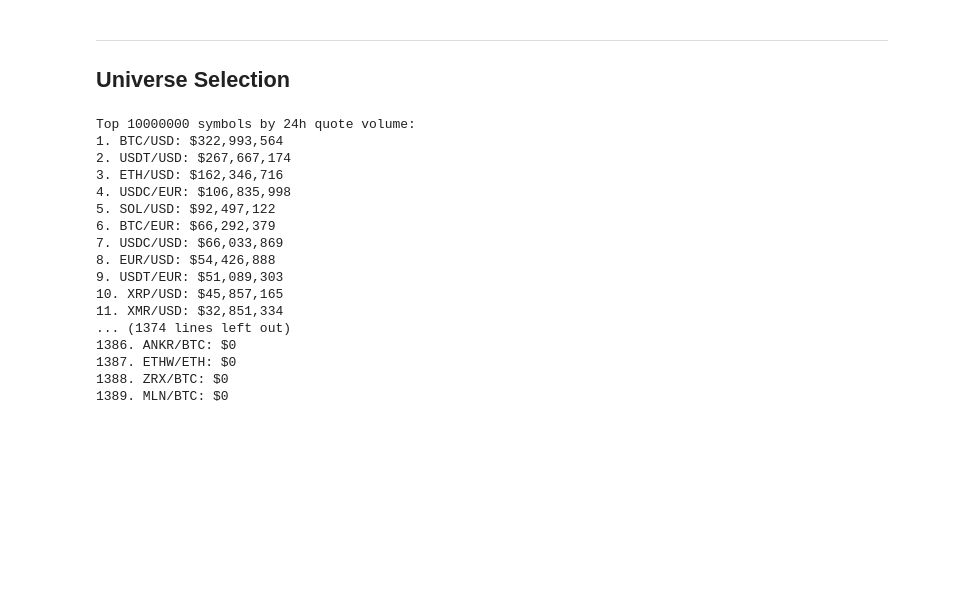
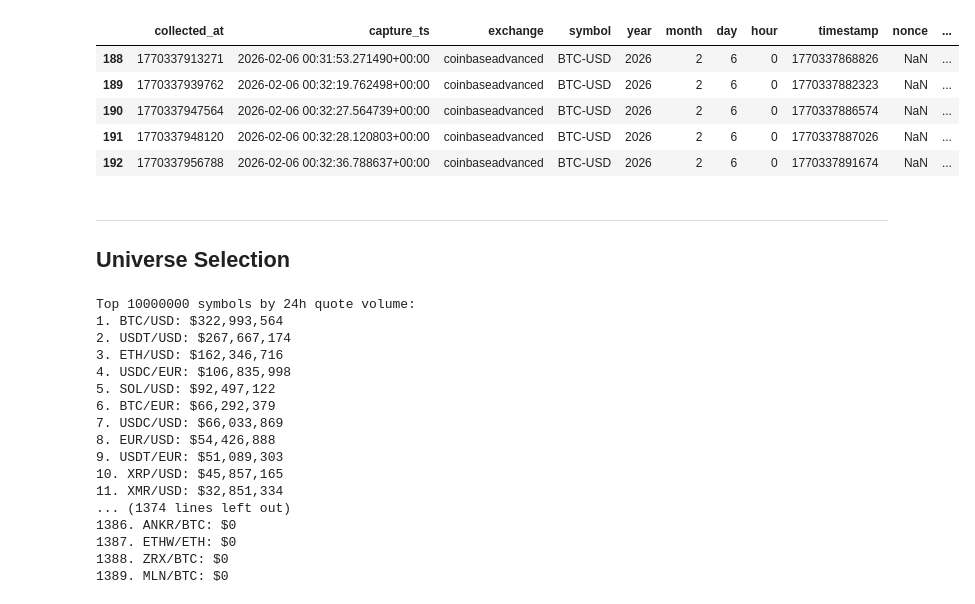
Before and after one commit to jp-quant/daedalus, a Jupyter notebook: R&D.ipynb, the cells around one changed output. Saved outputs shown, nothing was run; the diff lists cells and outputs as text; code cells hidden in the pictures; blank space fills up the shorter version.

```diff
--- a/R&D.ipynb
+++ b/R&D.ipynb
@@ -3,6 +3,18 @@ import os
 import numpy as np
 import pandas as pd
 import polars as pl
+# %%
+old = pd.read_parquet("C:/Users/longp/market-data-pipeline/data/raw/ready/ccxt/orderbook/exchange=coinbaseadvanced/symbol=BTC-USD/year=2026/month=2/day=6/hour=0/segment_20260206T00_00001.parquet")
+new = pd.read_parquet("C:/Users/longp/market-data-pipeline/data/raw/ready/ccxt/orderbook/exchange=coinbaseadvanced/symbol=BTC-USDC/year=2026/month=2/day=6/hour=0/segment_20260206T00_00001.parquet")
+# %%
+old.tail(5)
+# %% [output]
+|  | collected_at | capture_ts | exchange | symbol | year | month | day | hour | timestamp | nonce | ... |
+| 188 | 1770337913271 | 2026-02-06 00:31:53.271490+00:00 | coinbaseadvanced | BTC-USD | 2026 | 2 | 6 | 0 | 1770337868826 | NaN | ... |
+| 189 | 1770337939762 | 2026-02-06 00:32:19.762498+00:00 | coinbaseadvanced | BTC-USD | 2026 | 2 | 6 | 0 | 1770337882323 | NaN | ... |
+| 190 | 1770337947564 | 2026-02-06 00:32:27.564739+00:00 | coinbaseadvanced | BTC-USD | 2026 | 2 | 6 | 0 | 1770337886574 | NaN | ... |
+| 191 | 1770337948120 | 2026-02-06 00:32:28.120803+00:00 | coinbaseadvanced | BTC-USD | 2026 | 2 | 6 | 0 | 1770337887026 | NaN | ... |
+| 192 | 1770337956788 | 2026-02-06 00:32:36.788637+00:00 | coinbaseadvanced | BTC-USD | 2026 | 2 | 6 | 0 | 1770337891674 | NaN | ... |
 # %% [markdown]
 ---
 ## Universe Selection
```
Also changed, not shown: parts of 5 cells of this notebook, 3 other files.
